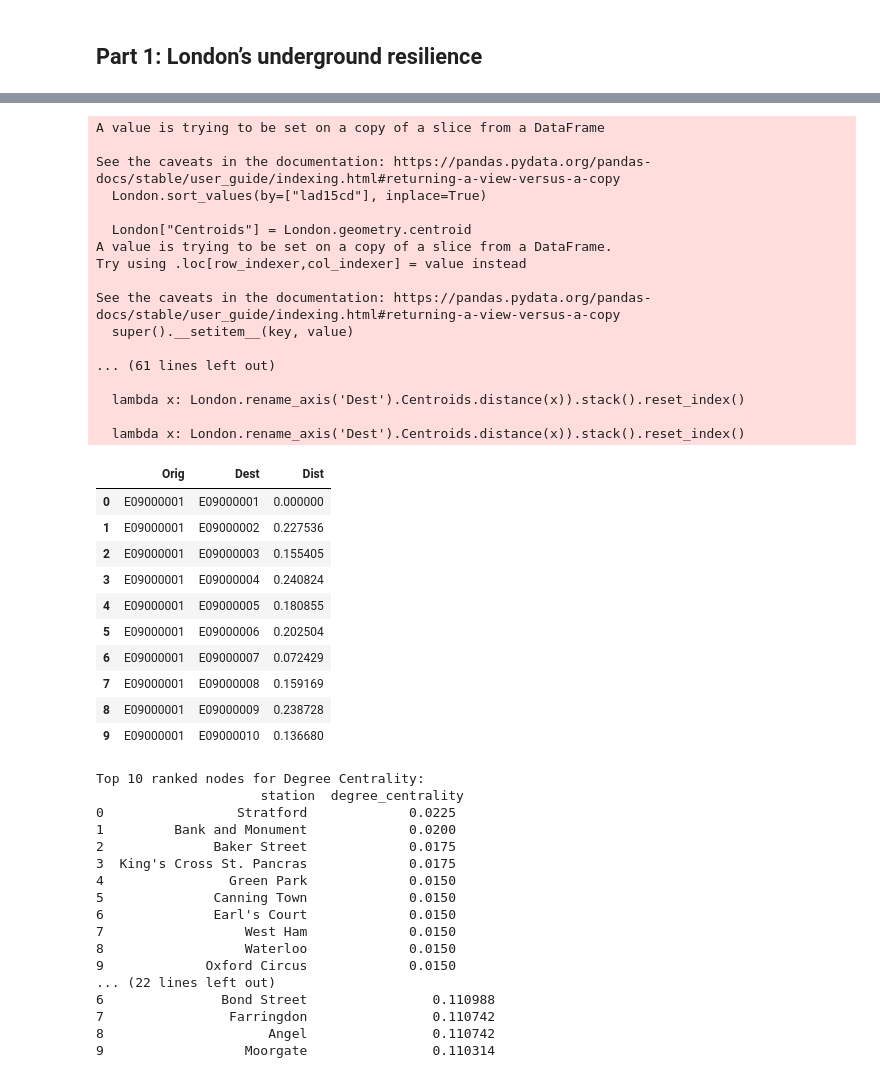
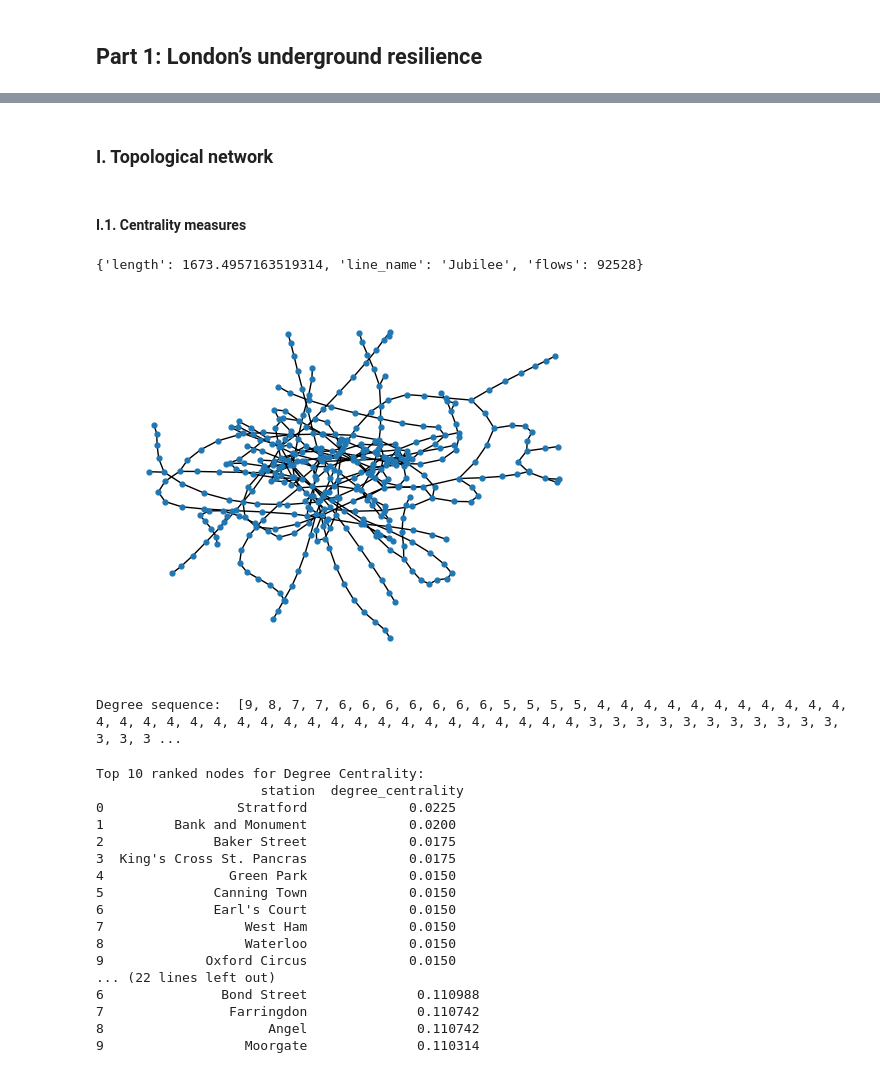
Before and after one commit to ZongheMa/CASA0002_Urban_Simulation, a Jupyter notebook: Urban Simulation Assessment.ipynb, the cells around one changed output, grey strips where cells are left out. Drawn from its saved outputs; the diff is of its cells as text; code cells hidden in the pictures.

```diff
--- a/Urban Simulation Assessment.ipynb
+++ b/Urban Simulation Assessment.ipynb
@@ -59,45 +10,28 @@ memory usage: 2.3+ KB
-# %%
-#order it by borough code - *This step will be important later on*
-London.sort_values(by=["lad15cd"], inplace=True)
-
-#extract the centroids
-London["Centroids"] = London.geometry.centroid
-
-London.set_index('lad15cd', inplace=True, drop=True)
-#calculate distances from all borough centroids to all borough centroids
-distances = London.rename_axis('Orig').Centroids.apply(
-    lambda x: London.rename_axis('Dest').Centroids.distance(x)).stack().reset_index()
-distances.rename(columns={0: 'Dist'}, inplace=True)
-distances.sort_values(by=["Orig", "Dest"], inplace=True)
-London.reset_index(inplace=True)
-distances.head(10)
-# %% [output]
-A value is trying to be set on a copy of a slice from a DataFrame
-
-See the caveats in the documentation: https://pandas.pydata.org/pandas-docs/stable/user_guide/indexing.html#returning-a-view-versus-a-copy
-  London.sort_values(by=["lad15cd"], inplace=True)
-
-  London["Centroids"] = London.geometry.centroid
-A value is trying to be set on a copy of a slice from a DataFrame.
-Try using .loc[row_indexer,col_indexer] = value instead
-
-See the caveats in the documentation: https://pandas.pydata.org/pandas-docs/stable/user_guide/indexing.html#returning-a-view-versus-a-copy
-  super().__setitem__(key, value)
-
-... (61 lines left out)
-
-  lambda x: London.rename_axis('Dest').Centroids.distance(x)).stack().reset_index()
-
-  lambda x: London.rename_axis('Dest').Centroids.distance(x)).stack().reset_index()
-|  | Orig | Dest | Dist |
-| 0 | E09000001 | E09000001 | 0.000000 |
-| 1 | E09000001 | E09000002 | 0.227536 |
-| 2 | E09000001 | E09000003 | 0.155405 |
-| 3 | E09000001 | E09000004 | 0.240824 |
-| 4 | E09000001 | E09000005 | 0.180855 |
-| 5 | E09000001 | E09000006 | 0.202504 |
-| 6 | E09000001 | E09000007 | 0.072429 |
-| 7 | E09000001 | E09000008 | 0.159169 |
-| 8 | E09000001 | E09000009 | 0.238728 |
-| 9 | E09000001 | E09000010 | 0.136680 |
+# %% [markdown]
+### I. Topological network
+# %% [markdown]
+#### I.1. Centrality measures
+# %%
+# 创建图
+# G = nx.from_pandas_edgelist(df, 'station_origin', 'station_destination', ['distance'])
+G = nx.read_graphml(
+    '/Users/zonghe/Documents/Modules/Term2/CASA0002 Urban Simulation/week10/week10practice/outputs/london.graph')
+# G = nx.karate_club_graph()
+# %%
+print(G.get_edge_data('Stratford', 'West Ham'))
+# %% [output]
+{'length': 1673.4957163519314, 'line_name': 'Jubilee', 'flows': 92528}
+# %%
+# Draw the graph with node labels
+pos = nx.spring_layout(G)
+ax = plt.gca()
+nx.draw(G, pos, ax=ax, with_labels=False,node_size=12,font_size=3)
+plt.show()
+
+# Compute and print the degree sequence
+degree_sequence = sorted([d for n, d in G.degree()], reverse=True)
+print("Degree sequence: ", degree_sequence)
+# %% [output]
+[figure, added]
+Degree sequence:  [9, 8, 7, 7, 6, 6, 6, 6, 6, 6, 6, 5, 5, 5, 5, 4, 4, 4, 4, 4, 4, 4, 4, 4, 4, 4, 4, 4, 4, 4, 4, 4, 4, 4, 4, 4, 4, 4, 4, 4, 4, 4, 4, 4, 4, 4, 4, 3, 3, 3, 3, 3, 3, 3, 3, 3, 3, 3, 3, 3, 3 ...
 # %%
```
Also changed, not shown: parts of 33 cells of this notebook.
